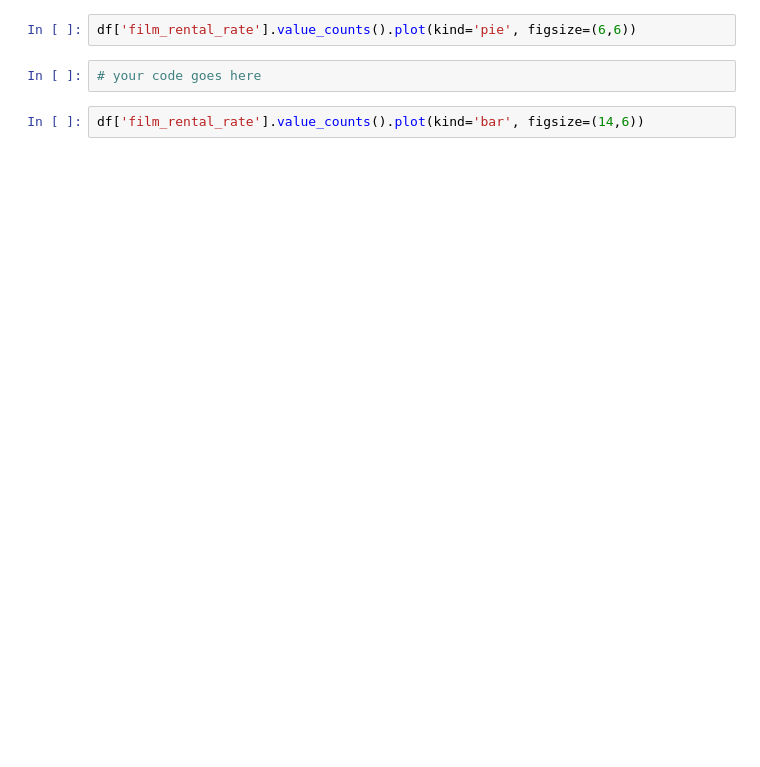
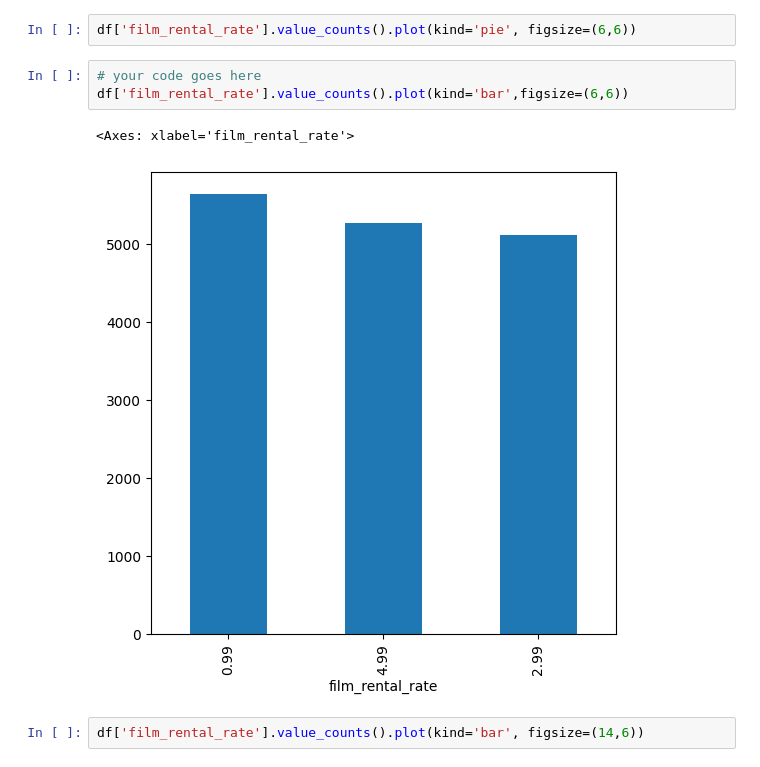
Before and after one commit to Ankitkr20/Python-DataAnalyst-Practice-Questions, a Jupyter notebook: Exercises_2.ipynb, the cells around one changed output. Saved outputs shown, nothing was run; the diff lists cells and outputs as text; blank space fills up the shorter version.

```diff
--- a/Exercises_2.ipynb
+++ b/Exercises_2.ipynb
@@ -84,6 +95,10 @@ df['film_rental_duration'].value_counts().plot(kind='bar', figsize=(14,6))
 df['film_rental_rate'].value_counts().plot(kind='pie', figsize=(6,6))
 # %%
 # your code goes here
+df['film_rental_rate'].value_counts().plot(kind='bar',figsize=(6,6))
+# %% [output]
+<Axes: xlabel='film_rental_rate'>
+[figure, added]
 # %%
 df['film_rental_rate'].value_counts().plot(kind='bar', figsize=(14,6))
 # %% [markdown]
```
Also changed, not shown: parts of 27 cells of this notebook, 1 other file.
